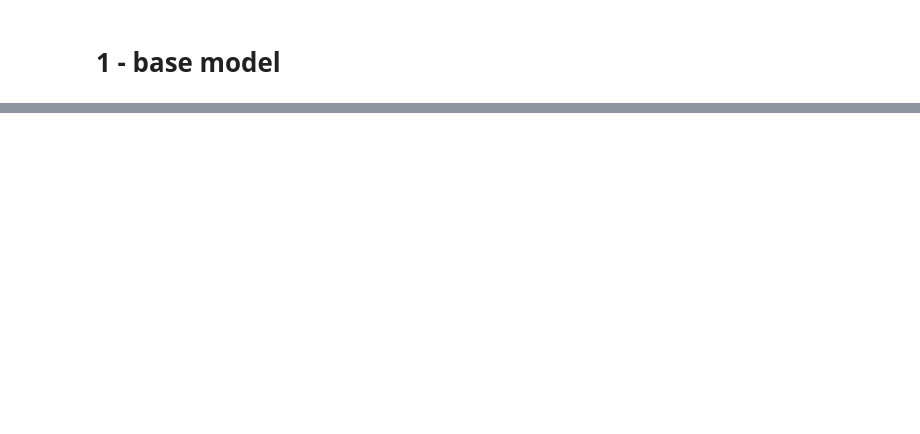
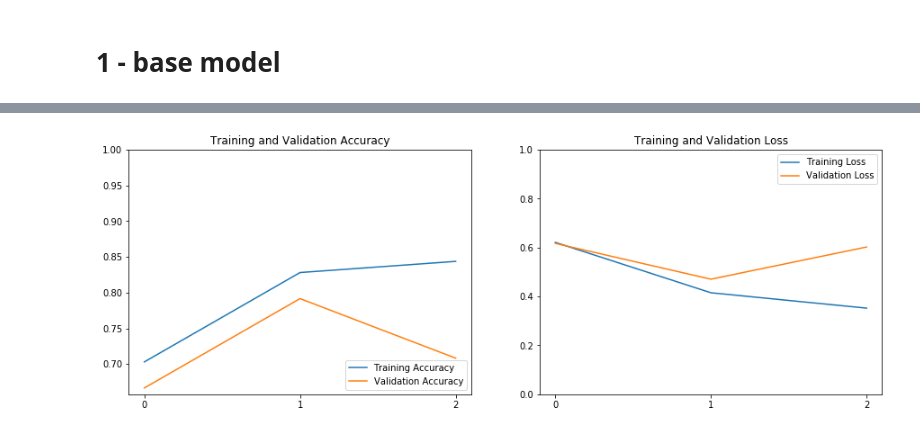
Before and after one commit to ilyarudyak/cs230_project_xray, a Jupyter notebook: training_v1.ipynb, the cells around one changed output, grey strips where cells are left out. Saved outputs shown, nothing was run; the diff lists cells and outputs as text; code cells hidden in the pictures; blank space fills up the shorter version.

```diff
--- a/training_v1.ipynb
+++ b/training_v1.ipynb
@@ -27 +32,5 @@ Epoch 00003: val_loss did not improve from 0.43294
 <tensorflow.python.keras.callbacks.History at 0x...>
+# %%
+trainer.plot_history()
+# %% [output]
+[figure, added]
```
Also changed, not shown: parts of 2 cells of this notebook, 3 other files.
